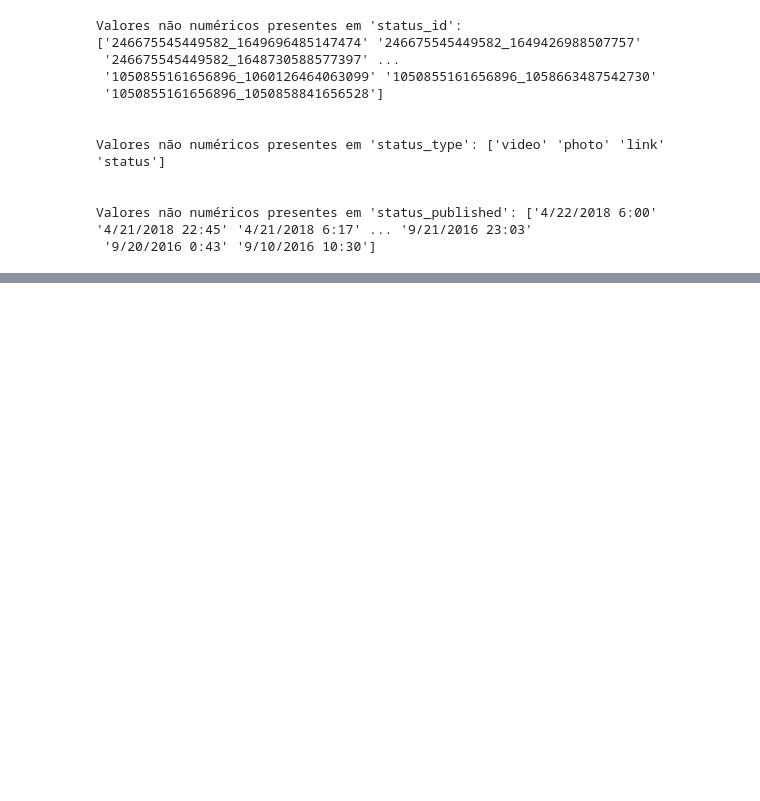
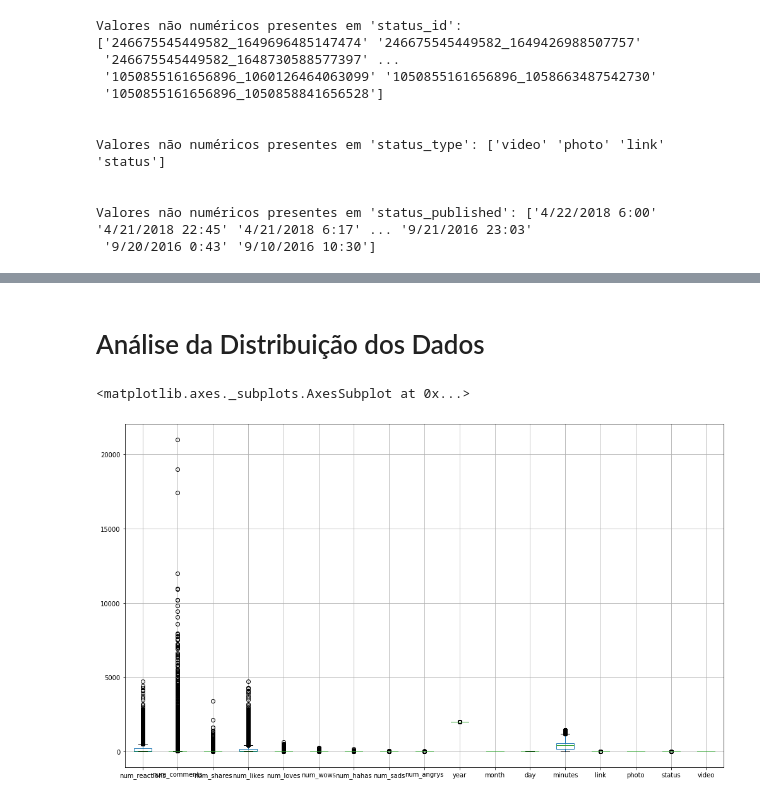
Before and after one commit to LuyzaDomingos/IA, a Jupyter notebook: Clusterizacao/questao3.ipynb, the cells around one changed output, grey strips where cells are left out. Drawn from its saved outputs; the diff is of its cells as text; code cells hidden in the pictures; blank space fills up the shorter version.

```diff
--- a/Clusterizacao/questao3.ipynb
+++ b/Clusterizacao/questao3.ipynb
@@ -139,0 +146,7 @@ Valores não numéricos presentes em 'status_published': ['4/22/2018 6:00' '4/21
+# %%
+df_base['status_published'] = pd.to_datetime(df_base['status_published'])
+df_base['year'] = df_base['status_published'].dt.year
+df_base['month'] = df_base['status_published'].dt.month
+df_base['day'] = df_base['status_published'].dt.day
+df_base['minutes'] = df_base['status_published'].dt.minute + (df_base['status_published'].dt.hour)*60
+df_base.head()
@@ -139,0 +162,3 @@ Valores não numéricos presentes em 'status_published': ['4/22/2018 6:00' '4/21
+# %%
+df_base = df_base.drop(columns=['status_published'])
+df_base.head()
@@ -139,0 +176,5 @@ Valores não numéricos presentes em 'status_published': ['4/22/2018 6:00' '4/21
+# %%
+one_hot = pd.get_dummies(df_base['status_type'])
+df_base = df_base.drop(columns=['status_type'])
+df_base =df_base.join(one_hot)
+df_base.head()
@@ -139,0 +192,3 @@ Valores não numéricos presentes em 'status_published': ['4/22/2018 6:00' '4/21
+# %%
+df_base = df_base.drop(columns=['status_id'])
+df_base.head()
@@ -139,0 +202,8 @@ Valores não numéricos presentes em 'status_published': ['4/22/2018 6:00' '4/21
+# %% [markdown]
+# Análise da Distribuição dos Dados
+# %%
+plt.figure(figsize=(17,10))
+df_base.boxplot()
+# %% [output]
+<matplotlib.axes._subplots.AxesSubplot at 0x...>
+[figure, added]
```
Also changed, not shown: parts of 30 cells of this notebook, 1 other file.
